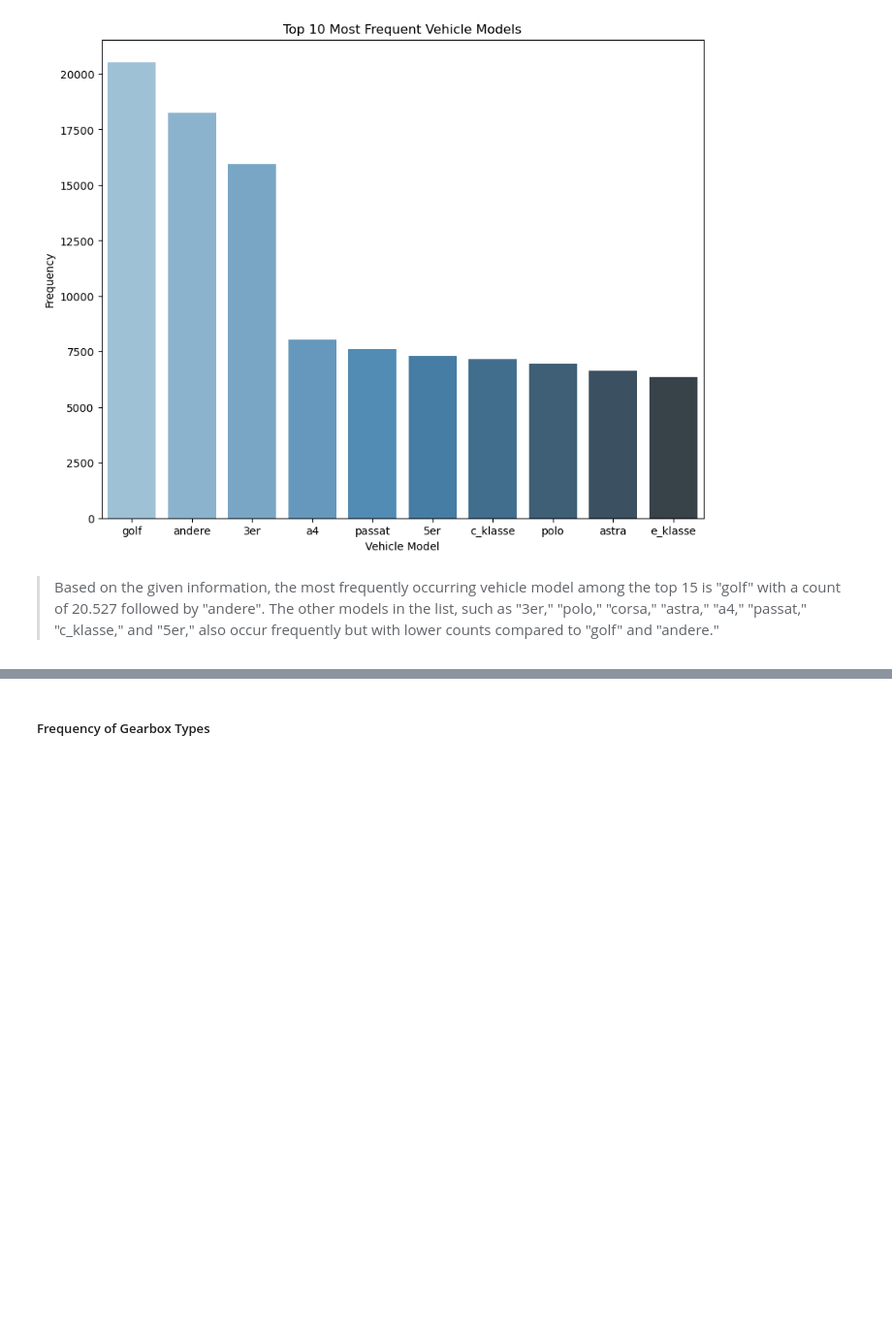
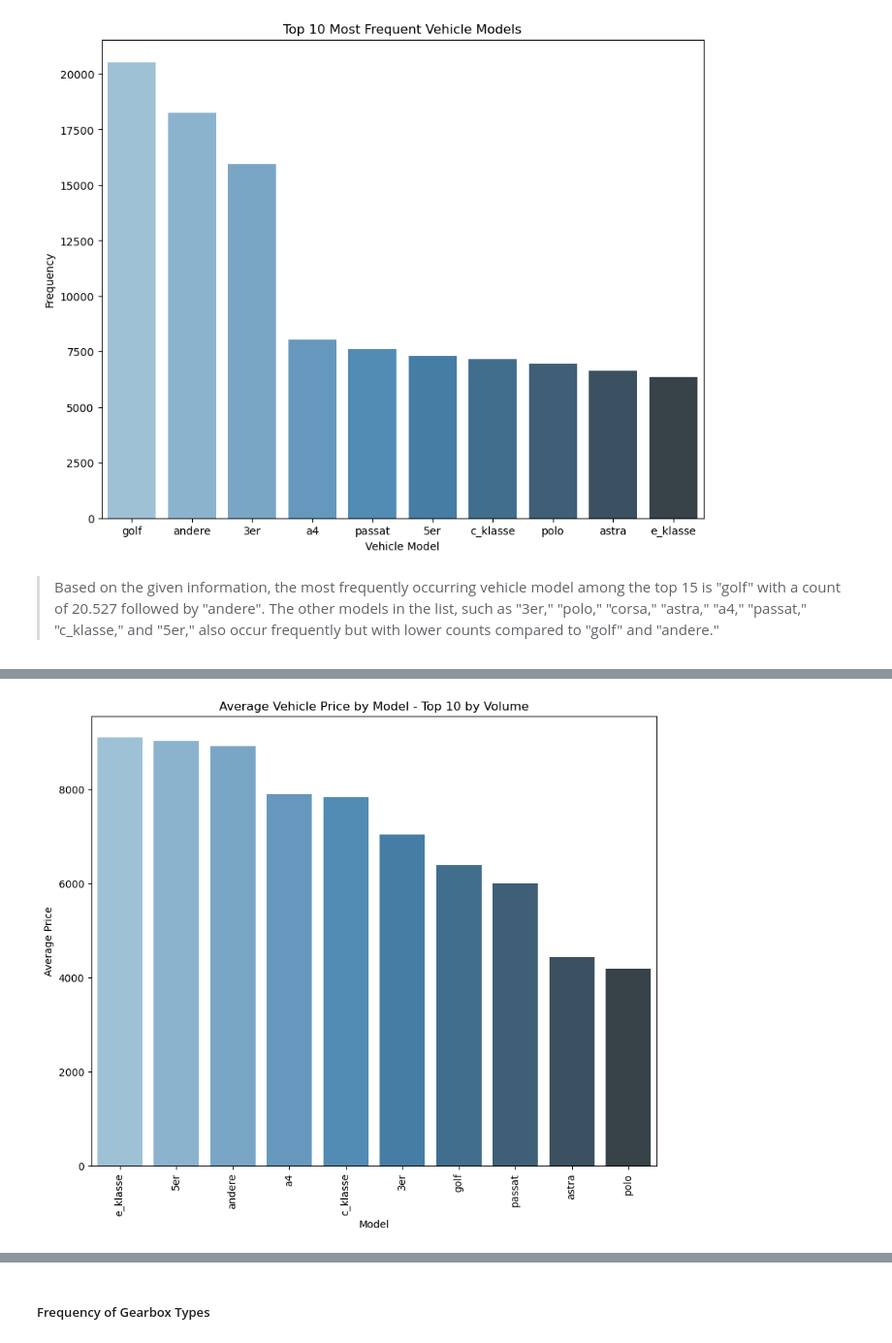
Before and after one commit to levgiorg/UsedCarsAnalysis, a Jupyter notebook: UsedCarsAnalysis.ipynb, the cells around one changed output, grey strips where cells are left out. Shown at 97% size. Drawn from its saved outputs; the diff is of its cells as text; code cells hidden in the pictures; blank space fills up the shorter version.

```diff
--- a/UsedCarsAnalysis.ipynb
+++ b/UsedCarsAnalysis.ipynb
@@ -421,0 +429,9 @@ plt.show()
+# %%
+# Calculate the average price for each model
+avg_price_per_model = cars_df_clean.groupby('model')['price'].mean()
+
+# Select the average prices for the top 10 models
+avg_price_top_10_models = avg_price_per_model.loc[top_10_models.index]
+avg_price_top_10_models = avg_price_top_10_models.sort_values(ascending=False)
+
+print(avg_price_top_10_models)
@@ -421,0 +450,11 @@ plt.show()
+# %%
+# Create a bar plot of the average price
+plt.figure(figsize=(10, 8))
+sns.barplot(x=avg_price_top_10_models.index, y=avg_price_top_10_models, palette="Blues_d")
+plt.title('Average Vehicle Price by Model - Top 10 by Volume')
+plt.xlabel('Model')
+plt.ylabel('Average Price')
+plt.xticks(rotation=90)
+plt.show()
+# %% [output]
+[figure, added]
```
Also changed, not shown: parts of 31 cells of this notebook.
